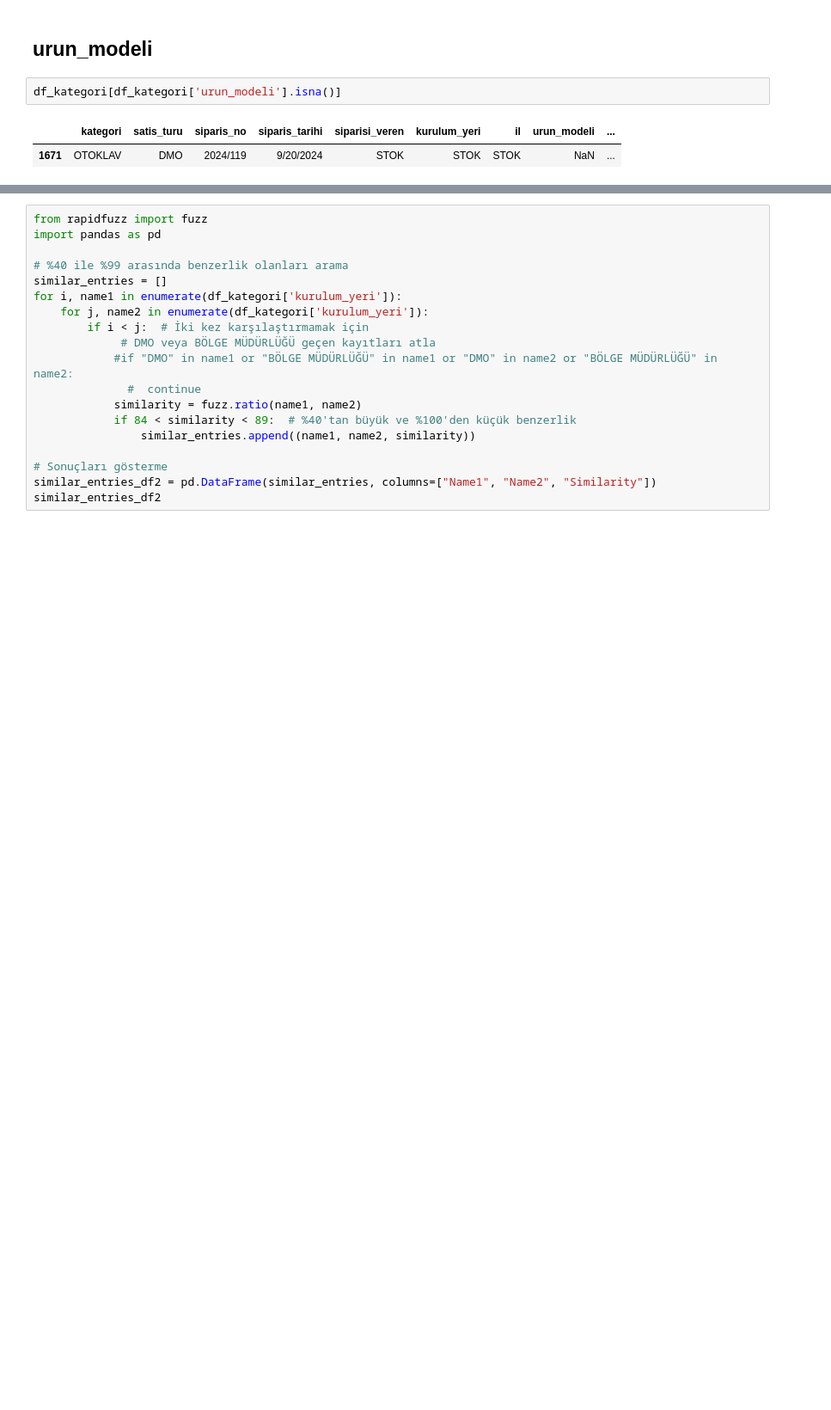
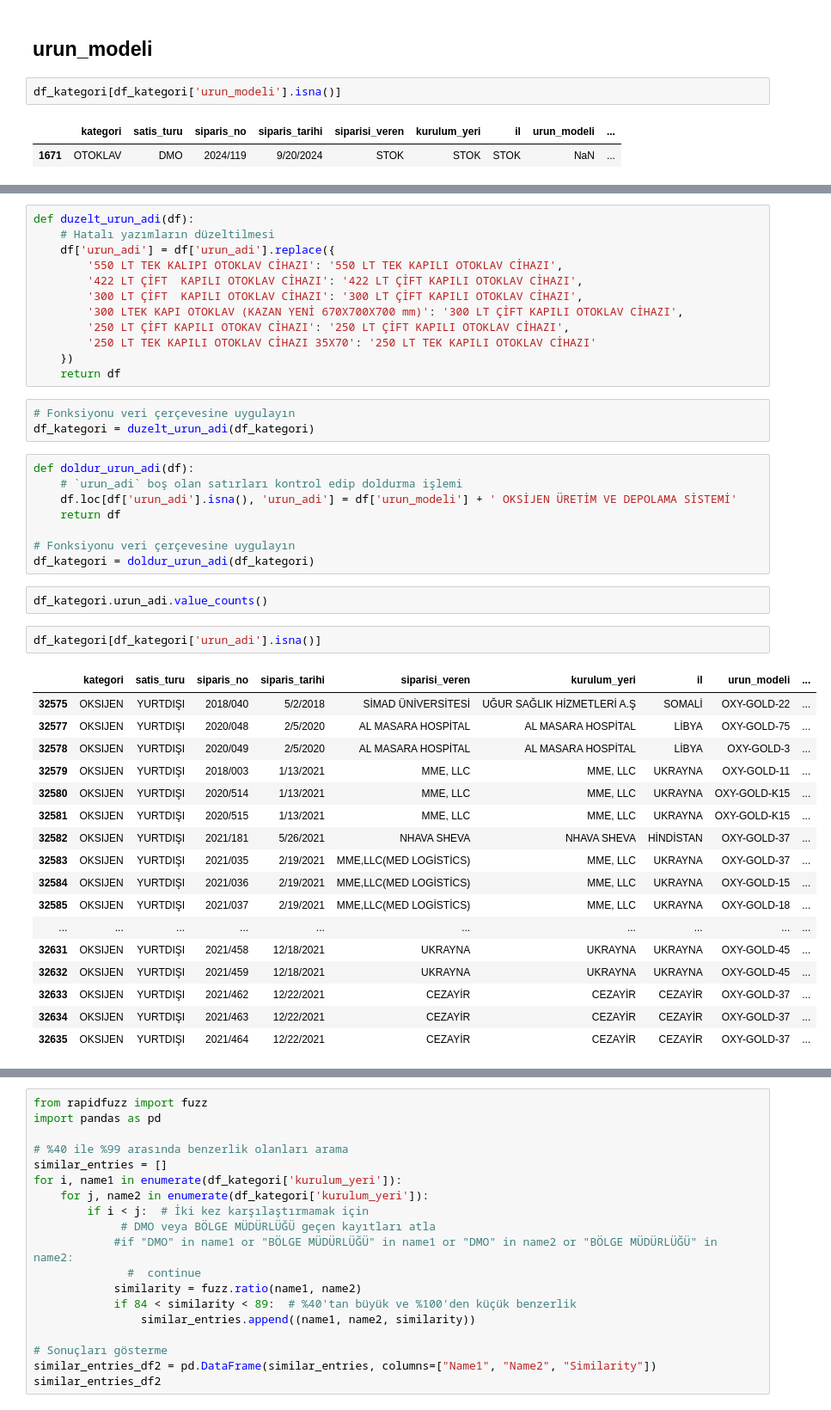
Before and after one commit to Duygu-Jones/LLM_Playground, a Jupyter notebook: 01_EDA/KATEGORILER/01_Otoklav_Oksijen/FNur/FNUR_EDA_NOTEBOOK_OTOKLAV_OKSIJEN_SATIS.ipynb, the cells around one changed output, grey strips where cells are left out. Shown at 86% size. Cells and saved outputs as stored; diff of their text form; blank space fills up the shorter version.

```diff
--- a/01_EDA/KATEGORILER/01_Otoklav_Oksijen/FNur/FNUR_EDA_NOTEBOOK_OTOKLAV_OKSIJEN_SATIS.ipynb
+++ b/01_EDA/KATEGORILER/01_Otoklav_Oksijen/FNur/FNUR_EDA_NOTEBOOK_OTOKLAV_OKSIJEN_SATIS.ipynb
@@ -880,0 +1016,45 @@ df_kategori[df_kategori['urun_adi'] == '840 LT ÇİFT KAPILI OTOKLAV CİHAZI']
+# %%
+def duzelt_urun_adi(df):
+    # Hatalı yazımların düzeltilmesi
+    df['urun_adi'] = df['urun_adi'].replace({
+        '550 LT TEK KALIPI OTOKLAV CİHAZI': '550 LT TEK KAPILI OTOKLAV CİHAZI',
+        '422 LT ÇİFT  KAPILI OTOKLAV CİHAZI': '422 LT ÇİFT KAPILI OTOKLAV CİHAZI',
+        '300 LT ÇİFT  KAPILI OTOKLAV CİHAZI': '300 LT ÇİFT KAPILI OTOKLAV CİHAZI',
+        '300 LTEK KAPI OTOKLAV (KAZAN YENİ 670X700X700 mm)': '300 LT ÇİFT KAPILI OTOKLAV CİHAZI',
+        '250 LT ÇİFT KAPILI OTOKAV CİHAZI': '250 LT ÇİFT KAPILI OTOKLAV CİHAZI',
+        '250 LT TEK KAPILI OTOKLAV CİHAZI 35X70': '250 LT TEK KAPILI OTOKLAV CİHAZI'
+    })
+    return df
+# %%
+# Fonksiyonu veri çerçevesine uygulayın
+df_kategori = duzelt_urun_adi(df_kategori)
+# %%
+def doldur_urun_adi(df):
+    # `urun_adi` boş olan satırları kontrol edip doldurma işlemi
+    df.loc[df['urun_adi'].isna(), 'urun_adi'] = df['urun_modeli'] + ' OKSİJEN ÜRETİM VE DEPOLAMA SİSTEMİ'
+    return df
+
+# Fonksiyonu veri çerçevesine uygulayın
+df_kategori = doldur_urun_adi(df_kategori)
+# %%
+df_kategori.urun_adi.value_counts()
+# %%
+df_kategori[df_kategori['urun_adi'].isna()]
+# %% [output]
+|  | kategori | satis_turu | siparis_no | siparis_tarihi | siparisi_veren | kurulum_yeri | il | urun_modeli | ... |
+| 32575 | OKSIJEN | YURTDIŞI | 2018/040 | 5/2/2018 | SİMAD ÜNİVERSİTESİ | UĞUR SAĞLIK HİZMETLERİ A.Ş | SOMALİ | OXY-GOLD-22 | ... |
+| 32577 | OKSIJEN | YURTDIŞI | 2020/048 | 2/5/2020 | AL MASARA HOSPİTAL | AL MASARA HOSPİTAL | LİBYA | OXY-GOLD-75 | ... |
+| 32578 | OKSIJEN | YURTDIŞI | 2020/049 | 2/5/2020 | AL MASARA HOSPİTAL | AL MASARA HOSPİTAL | LİBYA | OXY-GOLD-3 | ... |
+| 32579 | OKSIJEN | YURTDIŞI | 2018/003 | 1/13/2021 | MME, LLC | MME, LLC | UKRAYNA | OXY-GOLD-11 | ... |
+| 32580 | OKSIJEN | YURTDIŞI | 2020/514 | 1/13/2021 | MME, LLC | MME, LLC | UKRAYNA | OXY-GOLD-K15 | ... |
+| 32581 | OKSIJEN | YURTDIŞI | 2020/515 | 1/13/2021 | MME, LLC | MME, LLC | UKRAYNA | OXY-GOLD-K15 | ... |
+| 32582 | OKSIJEN | YURTDIŞI | 2021/181 | 5/26/2021 | NHAVA SHEVA | NHAVA SHEVA | HİNDİSTAN | OXY-GOLD-37 | ... |
+| 32583 | OKSIJEN | YURTDIŞI | 2021/035 | 2/19/2021 | MME,LLC(MED LOGİSTİCS) | MME, LLC | UKRAYNA | OXY-GOLD-37 | ... |
+| 32584 | OKSIJEN | YURTDIŞI | 2021/036 | 2/19/2021 | MME,LLC(MED LOGİSTİCS) | MME, LLC | UKRAYNA | OXY-GOLD-15 | ... |
+| 32585 | OKSIJEN | YURTDIŞI | 2021/037 | 2/19/2021 | MME,LLC(MED LOGİSTİCS) | MME, LLC | UKRAYNA | OXY-GOLD-18 | ... |
+| ... | ... | ... | ... | ... | ... | ... | ... | ... | ... |
+| 32631 | OKSIJEN | YURTDIŞI | 2021/458 | 12/18/2021 | UKRAYNA | UKRAYNA | UKRAYNA | OXY-GOLD-45 | ... |
+| 32632 | OKSIJEN | YURTDIŞI | 2021/459 | 12/18/2021 | UKRAYNA | UKRAYNA | UKRAYNA | OXY-GOLD-45 | ... |
+| 32633 | OKSIJEN | YURTDIŞI | 2021/462 | 12/22/2021 | CEZAYİR | CEZAYİR | CEZAYİR | OXY-GOLD-37 | ... |
+| 32634 | OKSIJEN | YURTDIŞI | 2021/463 | 12/22/2021 | CEZAYİR | CEZAYİR | CEZAYİR | OXY-GOLD-37 | ... |
+| 32635 | OKSIJEN | YURTDIŞI | 2021/464 | 12/22/2021 | CEZAYİR | CEZAYİR | CEZAYİR | OXY-GOLD-37 | ... |
```
Also changed, not shown: parts of 19 cells of this notebook.
